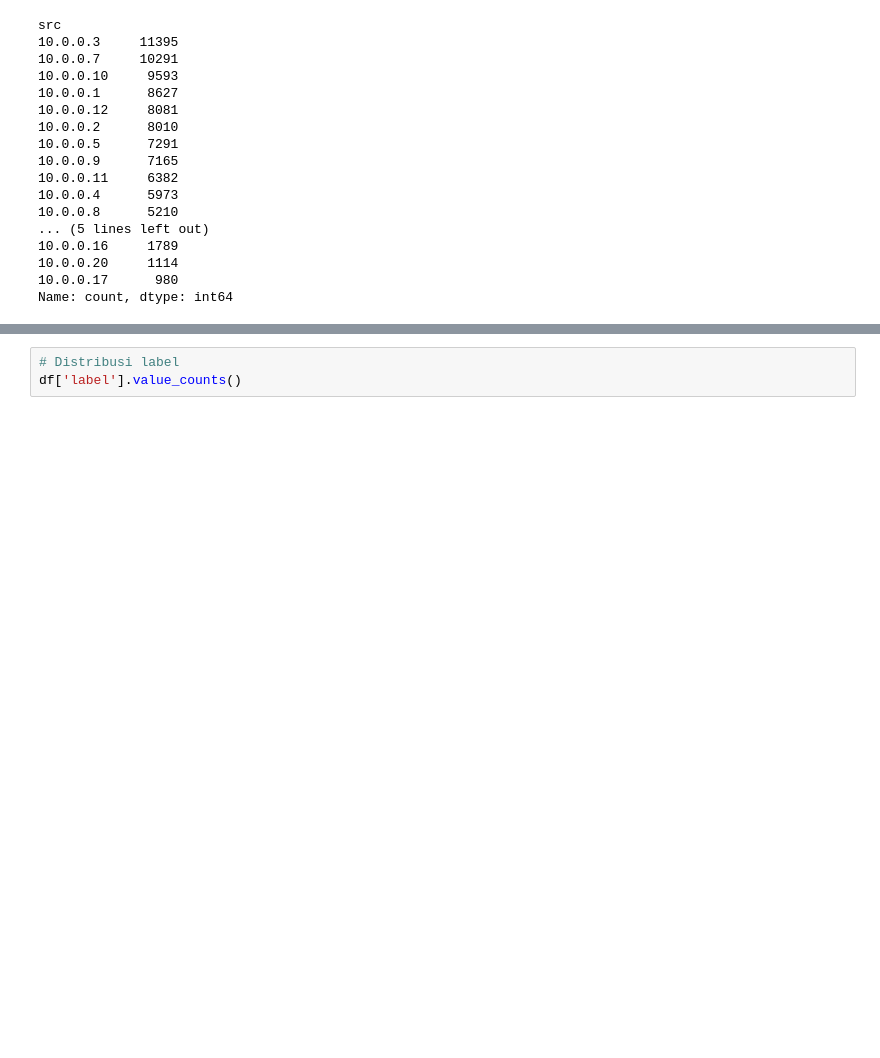
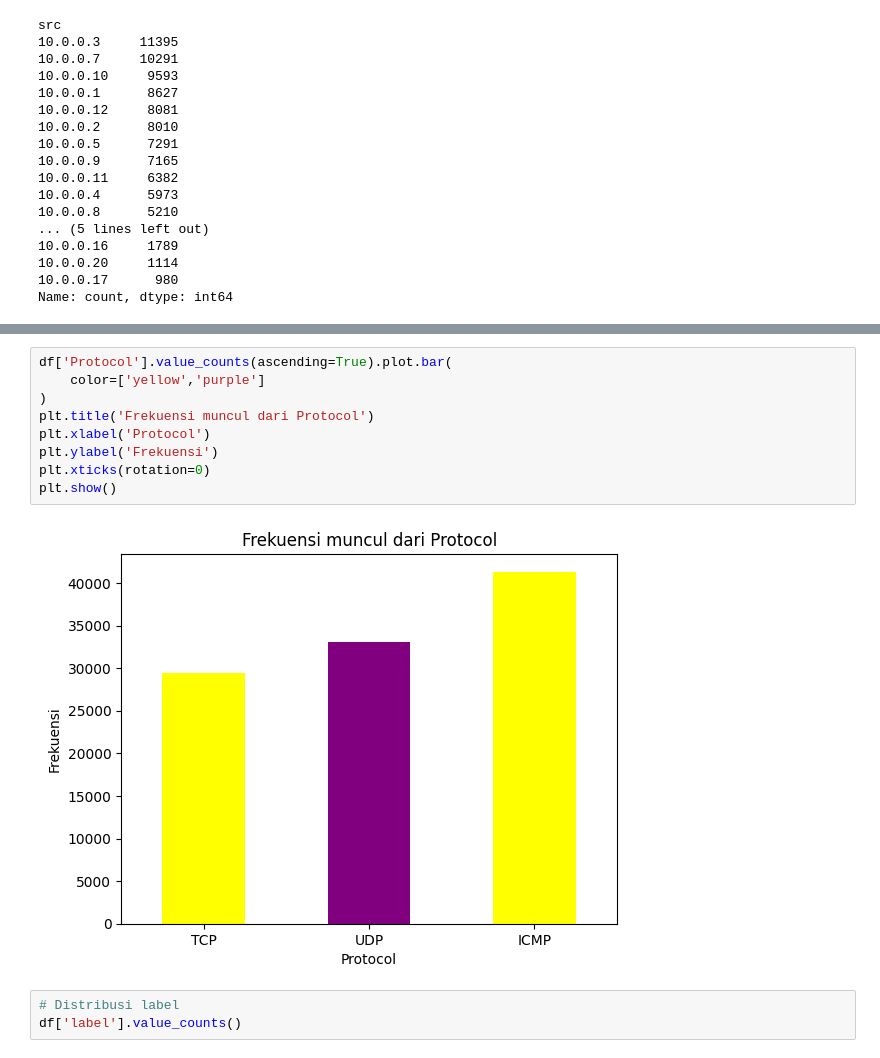
Before and after one commit to andiubaid09/Exploratory-Data-Analysis, a Jupyter notebook: Network Flow IoT/eda_network-flow.ipynb, the cells around one changed output, grey strips where cells are left out. Cells and saved outputs as stored; diff of their text form; blank space fills up the shorter version.

```diff
--- a/Network Flow IoT/eda_network-flow.ipynb
+++ b/Network Flow IoT/eda_network-flow.ipynb
@@ -179,3 +206,14 @@ plt.show()
+# %%
+df['Protocol'].value_counts(ascending=True).plot.bar(
+    color=['yellow','purple']
+)
+plt.title('Frekuensi muncul dari Protocol')
+plt.xlabel('Protocol')
+plt.ylabel('Frekuensi')
+plt.xticks(rotation=0)
+plt.show()
+# %% [output]
+[figure, added]
 # %%
 # Distribusi label
 df['label'].value_counts()
```
Also changed, not shown: parts of 6 cells of this notebook.
